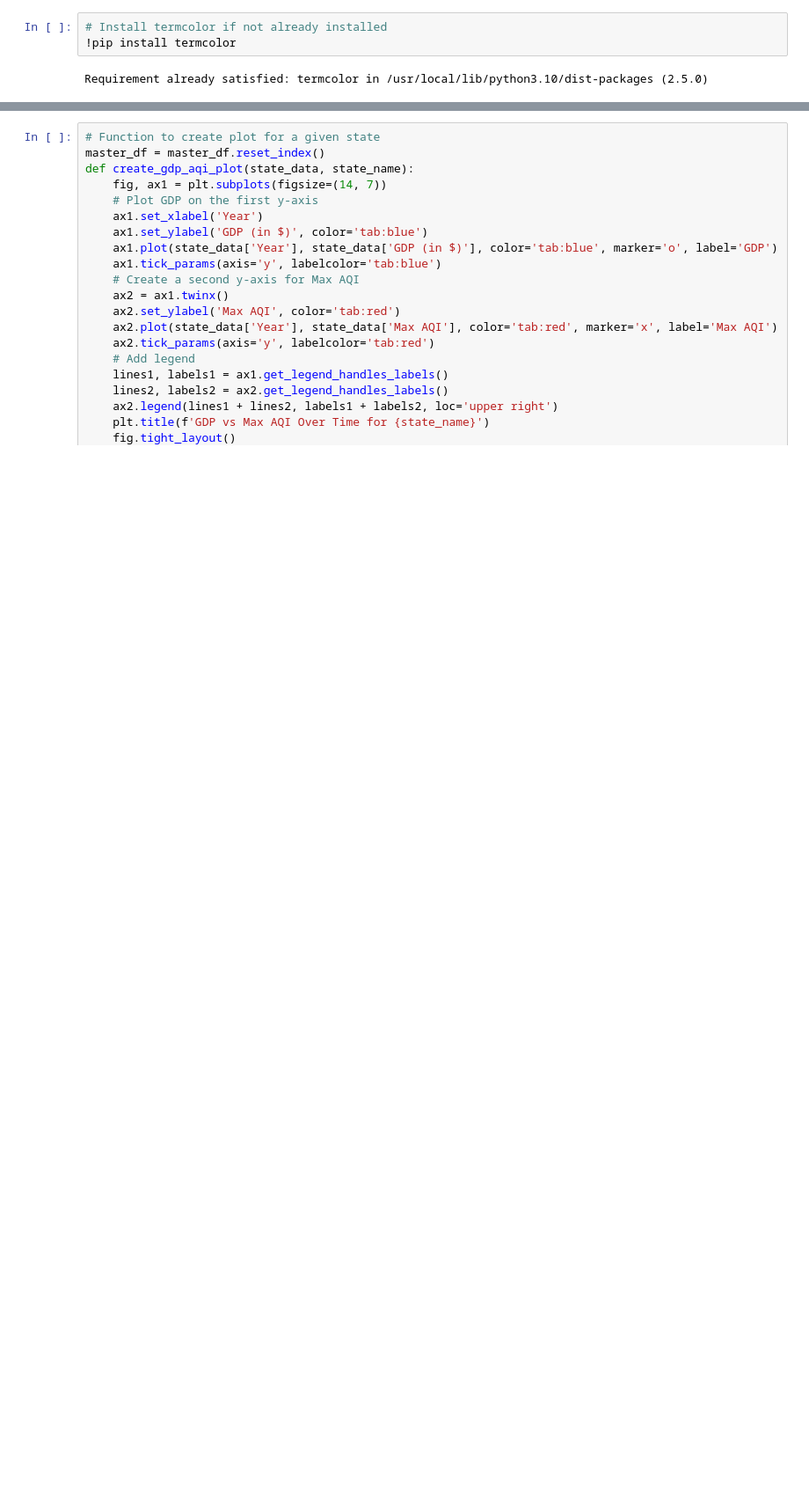
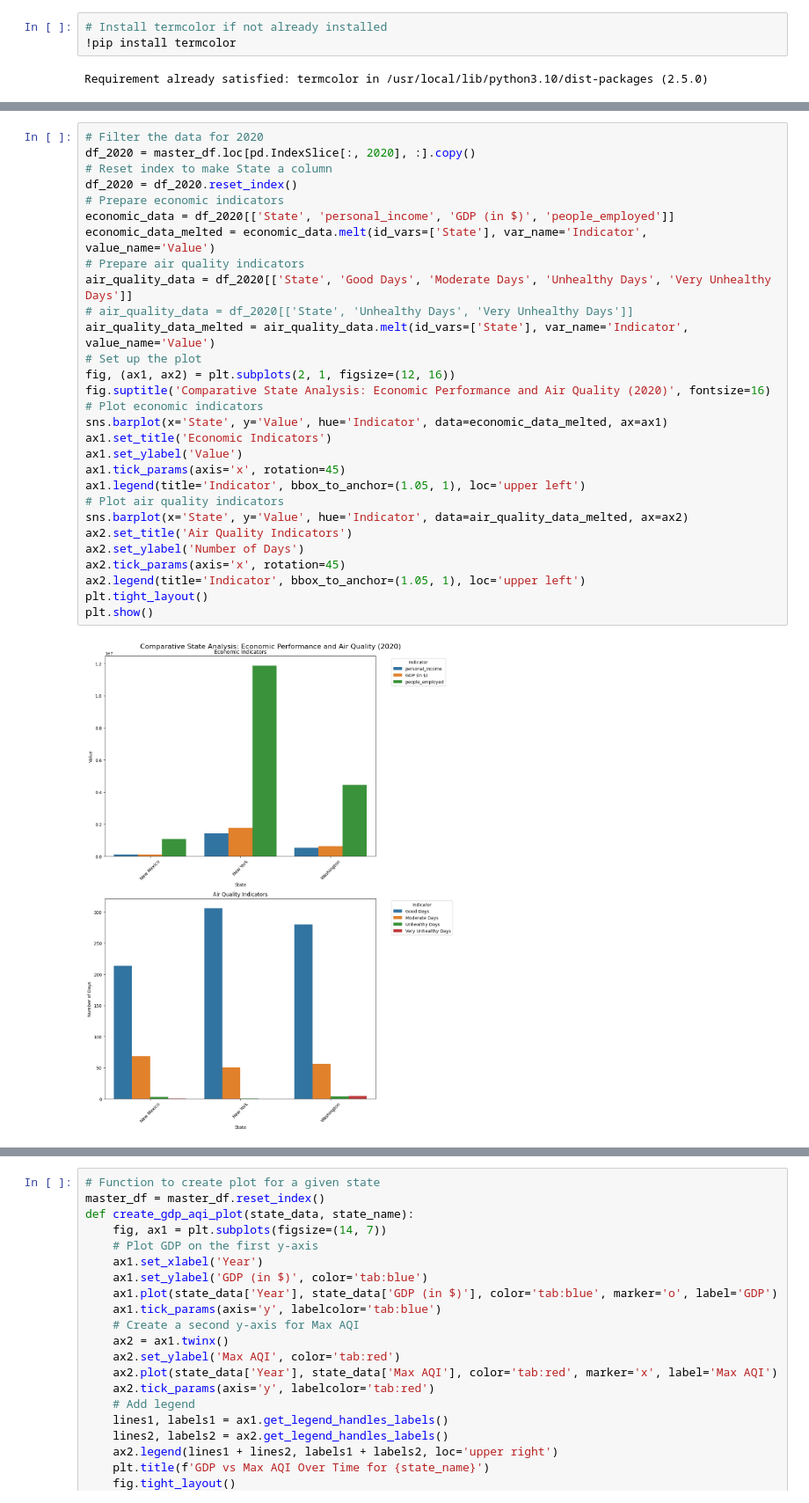
Before and after one commit to harrismhurley/python_project_1, a Jupyter notebook: main.ipynb, the cells around one changed output, grey strips where cells are left out. Shown at 88% size. Saved outputs shown, nothing was run; the diff lists cells and outputs as text; blank space fills up the shorter version.

```diff
--- a/main.ipynb
+++ b/main.ipynb
@@ -621,0 +250,31 @@ plt.show()
+# %%
+# Filter the data for 2020
+df_2020 = master_df.loc[pd.IndexSlice[:, 2020], :].copy()
+# Reset index to make State a column
+df_2020 = df_2020.reset_index()
+# Prepare economic indicators
+economic_data = df_2020[['State', 'personal_income', 'GDP (in $)', 'people_employed']]
+economic_data_melted = economic_data.melt(id_vars=['State'], var_name='Indicator', value_name='Value')
+# Prepare air quality indicators
+air_quality_data = df_2020[['State', 'Good Days', 'Moderate Days', 'Unhealthy Days', 'Very Unhealthy Days']]
+# air_quality_data = df_2020[['State', 'Unhealthy Days', 'Very Unhealthy Days']]
+air_quality_data_melted = air_quality_data.melt(id_vars=['State'], var_name='Indicator', value_name='Value')
+# Set up the plot
+fig, (ax1, ax2) = plt.subplots(2, 1, figsize=(12, 16))
+fig.suptitle('Comparative State Analysis: Economic Performance and Air Quality (2020)', fontsize=16)
+# Plot economic indicators
+sns.barplot(x='State', y='Value', hue='Indicator', data=economic_data_melted, ax=ax1)
+ax1.set_title('Economic Indicators')
+ax1.set_ylabel('Value')
+ax1.tick_params(axis='x', rotation=45)
+ax1.legend(title='Indicator', bbox_to_anchor=(1.05, 1), loc='upper left')
+# Plot air quality indicators
+sns.barplot(x='State', y='Value', hue='Indicator', data=air_quality_data_melted, ax=ax2)
+ax2.set_title('Air Quality Indicators')
+ax2.set_ylabel('Number of Days')
+ax2.tick_params(axis='x', rotation=45)
+ax2.legend(title='Indicator', bbox_to_anchor=(1.05, 1), loc='upper left')
+plt.tight_layout()
+plt.show()
+# %% [output]
+[figure, added]
```
Also changed, not shown: parts of 51 cells of this notebook.
